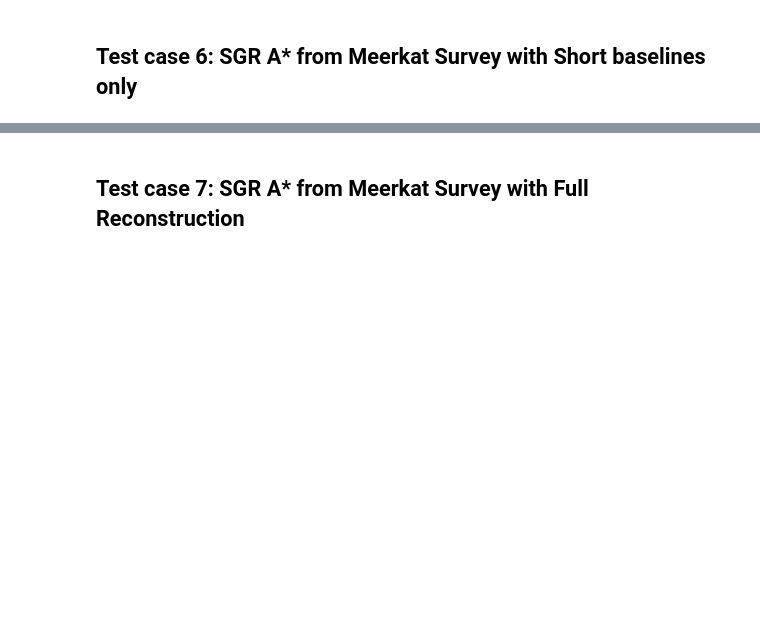
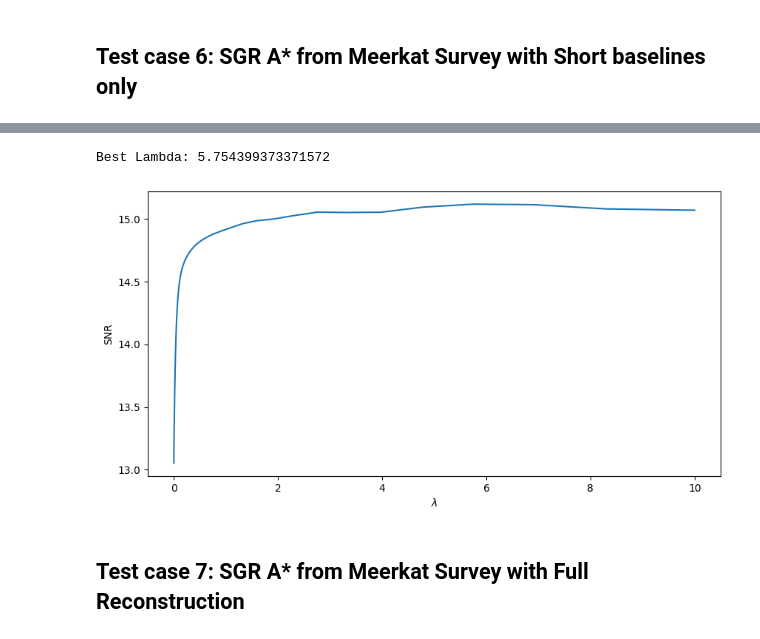
Before and after one commit to simon-prunet/radio-imaging, a Jupyter notebook: lambda.ipynb, the cells around one changed output, grey strips where cells are left out. Drawn from its saved outputs; the diff is of its cells as text; code cells hidden in the pictures; blank space fills up the shorter version.

```diff
--- a/lambda.ipynb
+++ b/lambda.ipynb
@@ -296,2 +329,11 @@ Best Lambda: 0.06918309709189366
+# %%
+snrs = helpers.read_csv("results/lambda_results/SGRA_shortbaselines/snr.dat")
+snrs = [float(x) for x in snrs]
+maxidx = numpy.argmax(snrs)
+print("Best Lambda: " + str(lambdas[maxidx]))
+helpers.plot1D(lambdas, snrs, "$\lambda$", "SNR")
+# %% [output]
+Best Lambda: 5.754399373371572
+[figure, added]
 # %% [markdown]
 ## Test case 7: SGR A* from Meerkat Survey with Full Reconstruction
```
Also changed, not shown: parts of 9 cells of this notebook, 11 other files.
